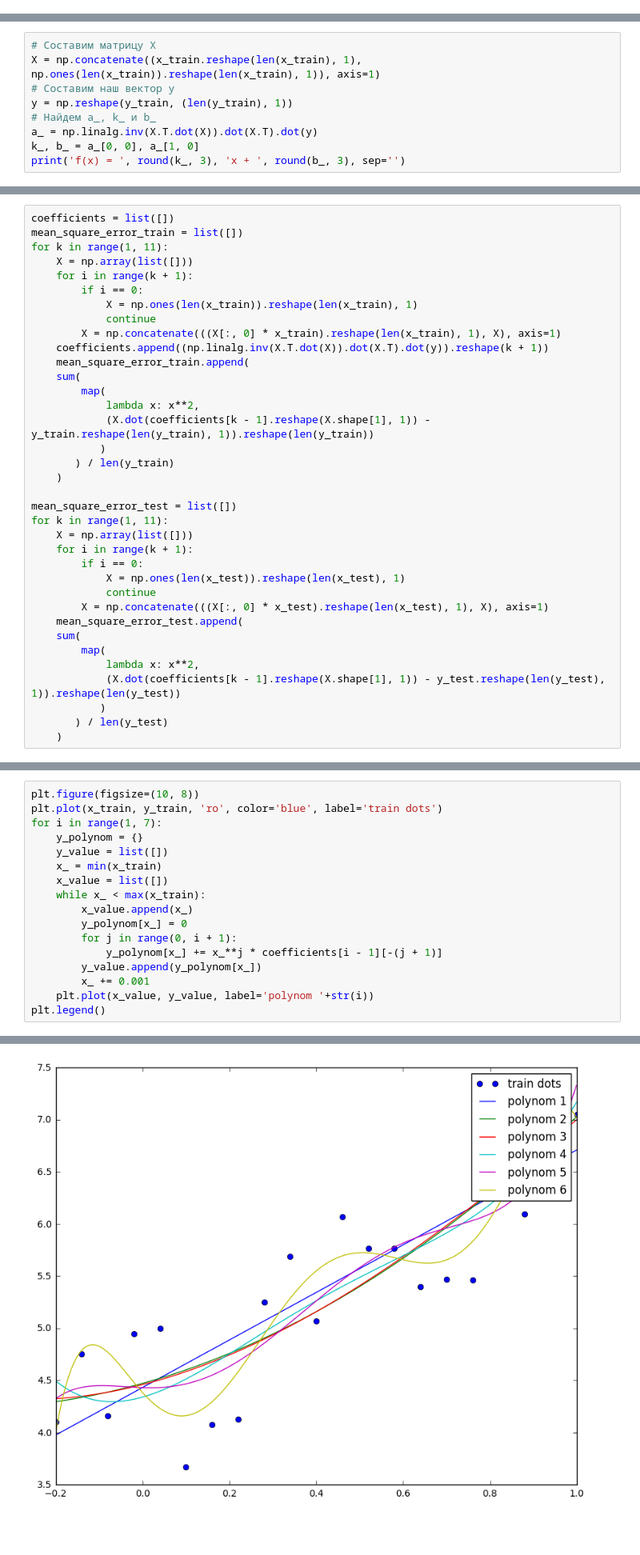
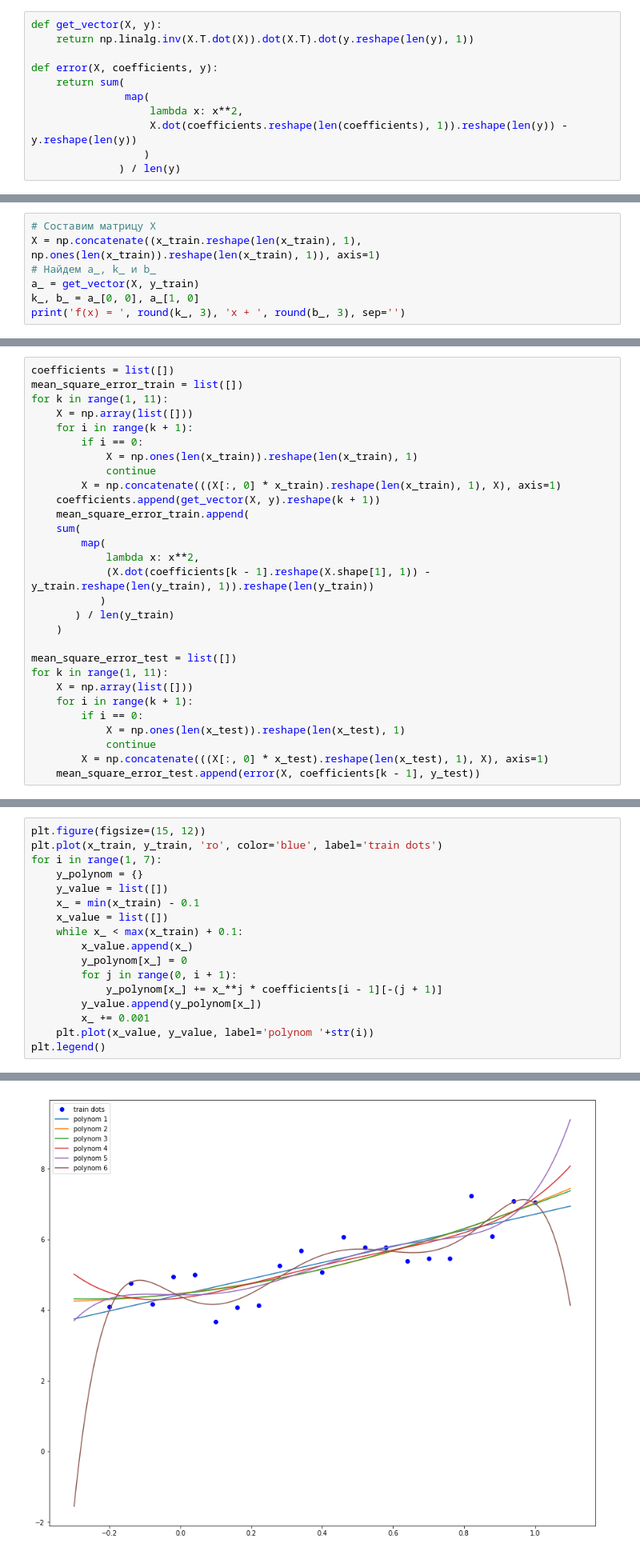
Before and after one commit to Mikhail-off/LinalgLab2, a Jupyter notebook: HSE Lab (linear regression).ipynb, the cells around one changed output, grey strips where cells are left out. Shown at 80% size. Cells and saved outputs as stored; diff of their text form; blank space fills up the shorter version.

```diff
--- a/HSE Lab (linear regression).ipynb
+++ b/HSE Lab (linear regression).ipynb
@@ -1,3 +1,14 @@
+# %%
+def get_vector(X, y):
+    return np.linalg.inv(X.T.dot(X)).dot(X.T).dot(y.reshape(len(y), 1))
+
+def error(X, coefficients, y):
+    return sum(
+               map(
+                   lambda x: x**2,
+                   X.dot(coefficients.reshape(len(coefficients), 1)).reshape(len(y)) - y.reshape(len(y))
+                  )
+              ) / len(y)
 # %% [markdown]
 # Лабораторная работа 2
 
@@ -99,10 +110,8 @@ y_test = data_test[:, 1]
 # %%
 # Составим матрицу X
 X = np.concatenate((x_train.reshape(len(x_train), 1), np.ones(len(x_train)).reshape(len(x_train), 1)), axis=1)
-# Составим наш вектор y
-y = np.reshape(y_train, (len(y_train), 1))
 # Найдем a_, k_ и b_
-a_ = np.linalg.inv(X.T.dot(X)).dot(X.T).dot(y)
+a_ = get_vector(X, y_train)
 k_, b_ = a_[0, 0], a_[1, 0]
 print('f(x) = ', round(k_, 3), 'x + ', round(b_, 3), sep='')
 # %% [output]
@@ -137,7 +155,7 @@ for k in range(1, 11):
             X = np.ones(len(x_train)).reshape(len(x_train), 1)
             continue
         X = np.concatenate(((X[:, 0] * x_train).reshape(len(x_train), 1), X), axis=1)
-    coefficients.append((np.linalg.inv(X.T.dot(X)).dot(X.T).dot(y)).reshape(k + 1))
+    coefficients.append(get_vector(X, y).reshape(k + 1))
     mean_square_error_train.append(
     sum(
         map(
@@ -155,14 +173,7 @@ for k in range(1, 11):
             X = np.ones(len(x_test)).reshape(len(x_test), 1)
             continue
         X = np.concatenate(((X[:, 0] * x_test).reshape(len(x_test), 1), X), axis=1)
-    mean_square_error_test.append(
-    sum(
-        map(
-            lambda x: x**2,
-            (X.dot(coefficients[k - 1].reshape(X.shape[1], 1)) - y_test.reshape(len(y_test), 1)).reshape(len(y_test))
-           )
-       ) / len(y_test)
-    )
+    mean_square_error_test.append(error(X, coefficients[k - 1], y_test))
 # %% [markdown]
 ## Вывод прогешностей:
 # %%
@@ -207,25 +218,25 @@ for i in range(1, 7):
 5-ая степень: [29.524978, -51.131481, 21.374796, 3.274714, -0.130598, 4.431298]
 6-ая степень: [-229.970133, 581.453298, -481.510133, 121.257097, 16.002904, -4.597179, 4.383795]
 # %%
-plt.figure(figsize=(10, 8))
+plt.figure(figsize=(15, 12))
 plt.plot(x_train, y_train, 'ro', color='blue', label='train dots')
 for i in range(1, 7):
     y_polynom = {}
     y_value = list([])
-    x_ = min(x_train)
+    x_ = min(x_train) - 0.1
     x_value = list([])
-    while x_ < max(x_train):
+    while x_ < max(x_train) + 0.1:
         x_value.append(x_)
         y_polynom[x_] = 0
         for j in range(0, i + 1):
             y_polynom[x_] += x_**j * coefficients[i - 1][-(j + 1)]
         y_value.append(y_polynom[x_])
         x_ += 0.001
     plt.plot(x_value, y_value, label='polynom '+str(i))
 plt.legend()
 # %% [output]
 <matplotlib.legend.Legend at 0x...>
-[figure, old version]
+[figure, new version]
 # %% [markdown]
 Как видим из вычислений самая маленькая погрешность на тестовых точках у многочлена 3-й степени. Поэтому построим график с ним и тестовыми точками.
 # %%
```
Also changed, not shown: parts of 8 cells of this notebook.
